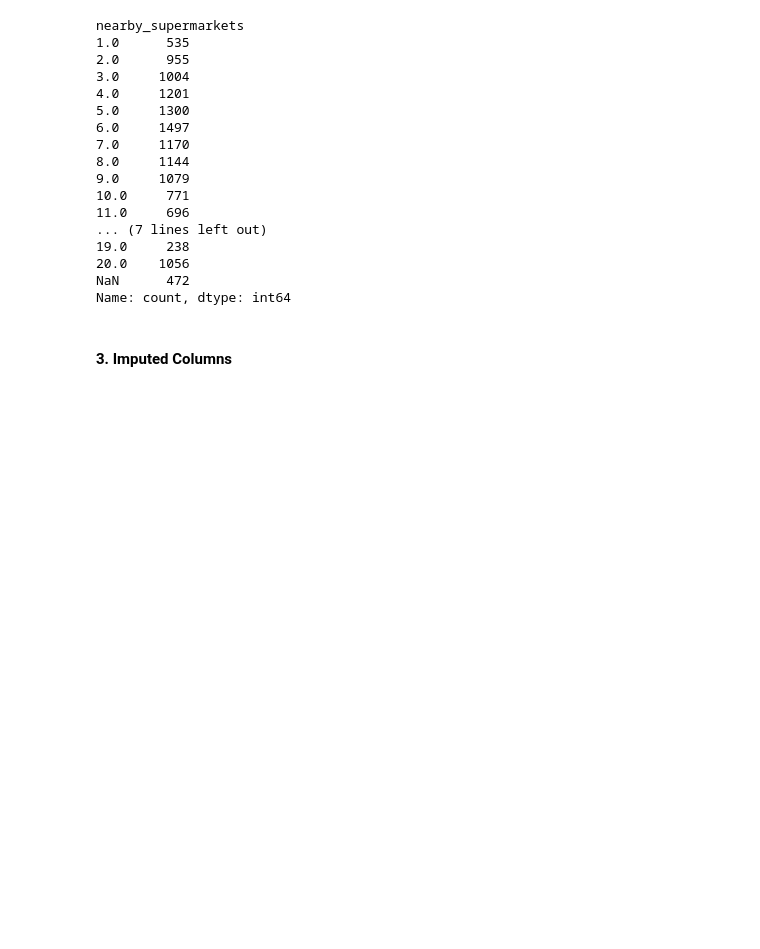
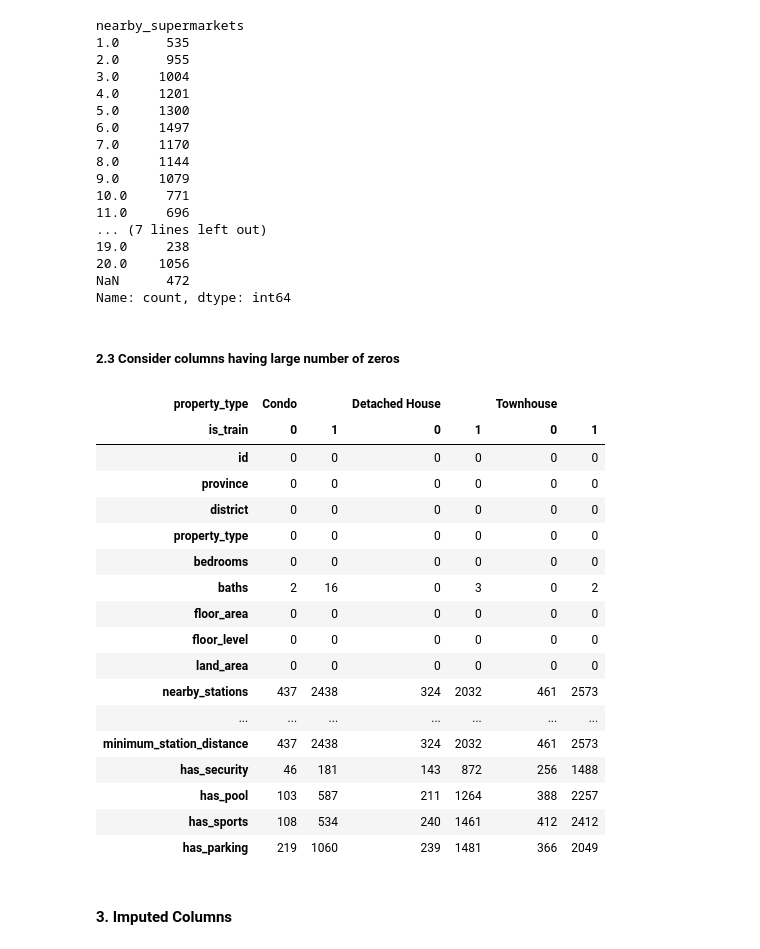
Before and after one commit to auttwitter/DSI-04, a Jupyter notebook: project_2/code/01_Clean_V2.ipynb, the cells around one changed output. Drawn from its saved outputs; the diff is of its cells as text; code cells hidden in the pictures; blank space fills up the shorter version.

```diff
--- a/project_2/code/01_Clean_V2.ipynb
+++ b/project_2/code/01_Clean_V2.ipynb
@@ -345,6 +346,29 @@ nearby_supermarkets
 20.0    1056
 NaN      472
 Name: count, dtype: int64
+# %% [markdown]
+##### 2.3 Consider columns having large number of zeros
+# %%
+(df == 0).groupby([df['property_type'], df['is_train']]).sum().T
+# %% [output]
+| property_type | Condo |  | Detached House |  | Townhouse |  |
+| is_train | 0 | 1 | 0 | 1 | 0 | 1 |
+| id | 0 | 0 | 0 | 0 | 0 | 0 |
+| province | 0 | 0 | 0 | 0 | 0 | 0 |
+| district | 0 | 0 | 0 | 0 | 0 | 0 |
+| property_type | 0 | 0 | 0 | 0 | 0 | 0 |
+| bedrooms | 0 | 0 | 0 | 0 | 0 | 0 |
+| baths | 2 | 16 | 0 | 3 | 0 | 2 |
+| floor_area | 0 | 0 | 0 | 0 | 0 | 0 |
+| floor_level | 0 | 0 | 0 | 0 | 0 | 0 |
+| land_area | 0 | 0 | 0 | 0 | 0 | 0 |
+| nearby_stations | 437 | 2438 | 324 | 2032 | 461 | 2573 |
+| ... | ... | ... | ... | ... | ... | ... |
+| minimum_station_distance | 437 | 2438 | 324 | 2032 | 461 | 2573 |
+| has_security | 46 | 181 | 143 | 872 | 256 | 1488 |
+| has_pool | 103 | 587 | 211 | 1264 | 388 | 2257 |
+| has_sports | 108 | 534 | 240 | 1461 | 412 | 2412 |
+| has_parking | 219 | 1060 | 239 | 1481 | 366 | 2049 |
 # %% [markdown]
 #### 3. Imputed Columns
 # %%
```
Also changed, not shown: parts of 14 cells of this notebook, 2 other files.
